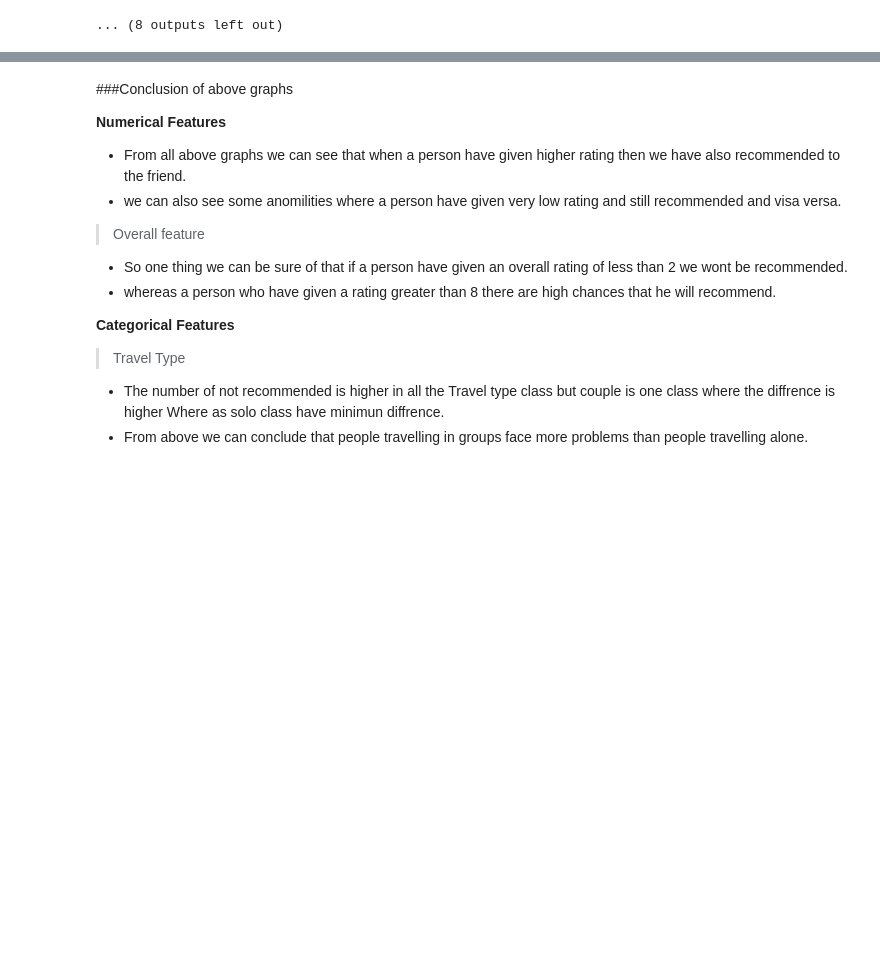
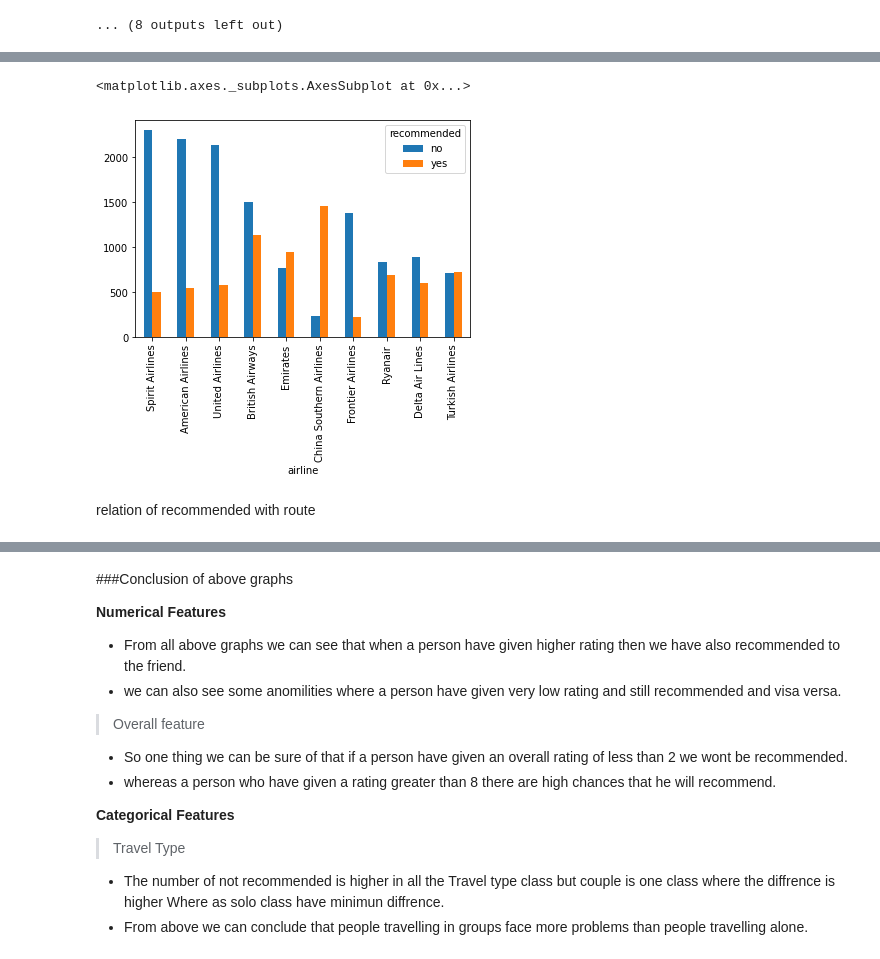
Before and after one commit to rajatpal00/Airline-passenger-referral-prediction, a Jupyter notebook: Rajat_Pal_Capstone_Project_Airline_passenger_referral_prediction_.ipynb, the cells around one changed output, grey strips where cells are left out. Cells and saved outputs as stored; diff of their text form; code cells hidden in the pictures; blank space fills up the shorter version.

```diff
--- a/Rajat_Pal_Capstone_Project_Airline_passenger_referral_prediction_.ipynb
+++ b/Rajat_Pal_Capstone_Project_Airline_passenger_referral_prediction_.ipynb
@@ -206,3 +206,9 @@ seat_comfort
 cabin_service
 [figure]
 ... (8 outputs left out)
+# %%
+m = main_df.groupby('airline')['recommended'].value_counts().sort_values(ascending=False).unstack()
+m['total']= m['yes']+m['no']
+m.sort_values(by='total',ascending=False,inplace=True)
+
+m
@@ -208,0 +230,10 @@ cabin_service
+# %%
+m.reset_index(inplace=True)
+m=m.iloc[:10]
+# %%
+m.plot(x='airline',y=['no','yes'],kind='bar')
+# %% [output]
+<matplotlib.axes._subplots.AxesSubplot at 0x...>
+[figure, added]
+# %% [markdown]
+relation of recommended with route
```
Also changed, not shown: parts of 43 cells of this notebook.
